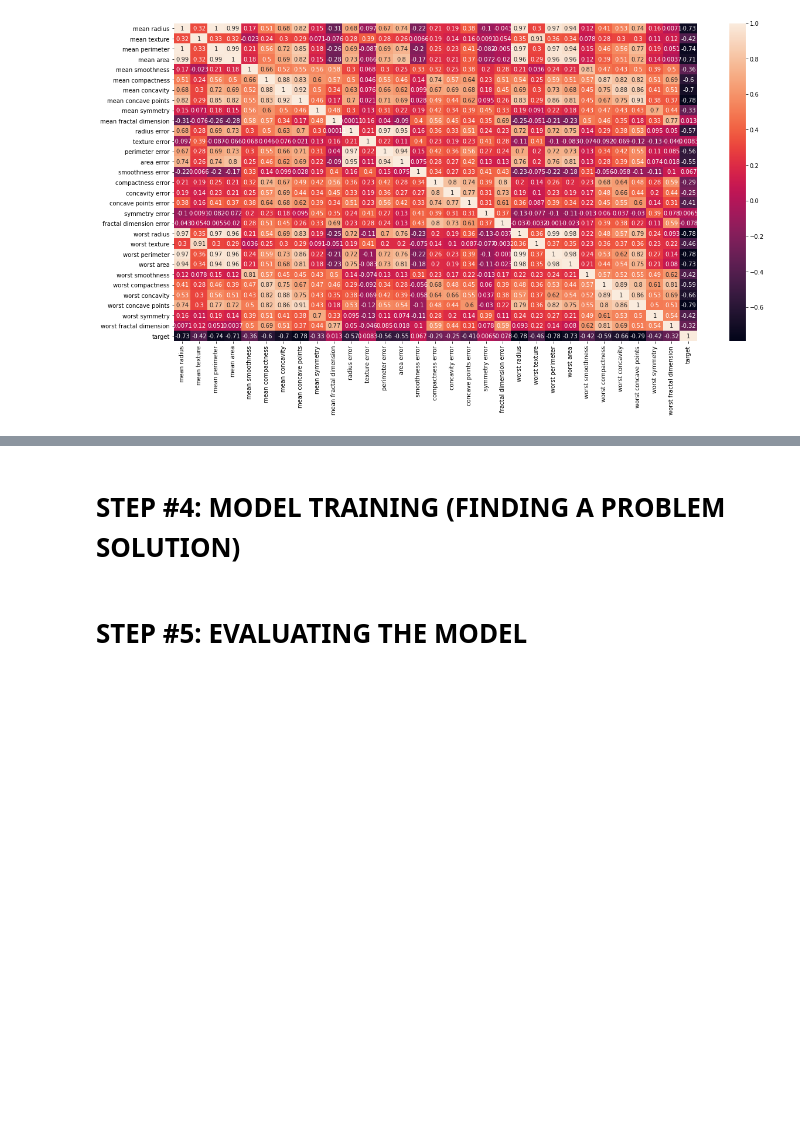
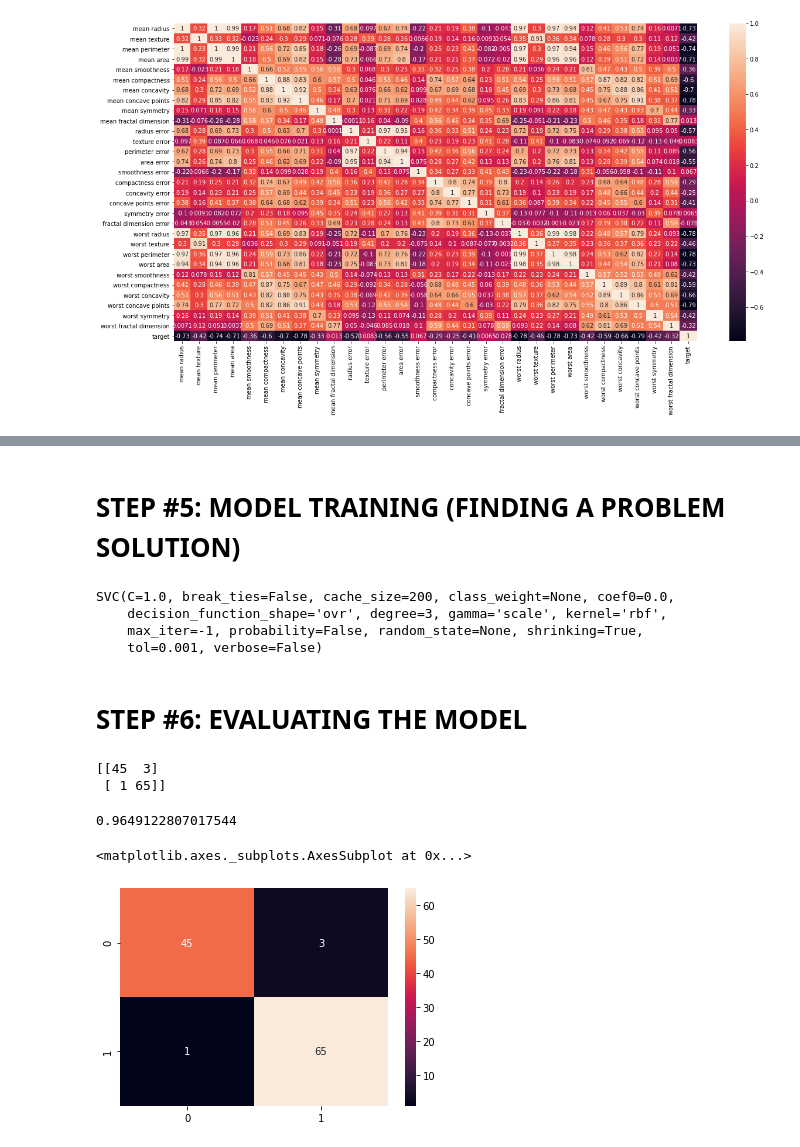
Before and after one commit to yashguptaab99/Breast-Cancer-Classification-Case-Study, a Jupyter notebook: Breast_Cancer.ipynb, the cells around one changed output, grey strips where cells are left out. Cells and saved outputs as stored; diff of their text form; code cells hidden in the pictures; blank space fills up the shorter version.

```diff
--- a/Breast_Cancer.ipynb
+++ b/Breast_Cancer.ipynb
@@ -51,0 +86,3 @@ df_cancer.head()
+# %%
+from sklearn.model_selection import train_test_split
+X_train, X_test, y_train, y_test = train_test_split(X, y, test_size = 0.20, random_state=5)
@@ -74,0 +176,5 @@ sns.heatmap(df_cancer.corr(), annot=True)
+# %%
+from sklearn.preprocessing import StandardScaler
+sc = StandardScaler()
+X_train = sc.fit_transform(X_train)
+X_test = sc.transform(X_test)
@@ -75,4 +213,28 @@ sns.heatmap(df_cancer.corr(), annot=True)
 # %% [markdown]
-# STEP #4: MODEL TRAINING (FINDING A PROBLEM SOLUTION)
+# STEP #5: MODEL TRAINING (FINDING A PROBLEM SOLUTION)
+# %%
+from sklearn.svm import SVC
+svc_model = SVC()
+svc_model.fit(X_train, y_train)
+# %% [output]
+SVC(C=1.0, break_ties=False, cache_size=200, class_weight=None, coef0=0.0,
+    decision_function_shape='ovr', degree=3, gamma='scale', kernel='rbf',
+    max_iter=-1, probability=False, random_state=None, shrinking=True,
+    tol=0.001, verbose=False)
 # %% [markdown]
-# STEP #5: EVALUATING THE MODEL
+# STEP #6: EVALUATING THE MODEL
+# %%
+from sklearn.metrics import confusion_matrix, accuracy_score, classification_report
+y_pred = svc_model.predict(X_test)
+cm = confusion_matrix(y_test, y_pred)
+print(cm)
+accuracy_score(y_test, y_pred)
+# %% [output]
+[[45  3]
+ [ 1 65]]
+0.9649122807017544
+# %%
+sns.heatmap(cm, annot=True)
+# %% [output]
+<matplotlib.axes._subplots.AxesSubplot at 0x...>
+[figure, added]
```
Also changed, not shown: parts of 15 cells of this notebook.
